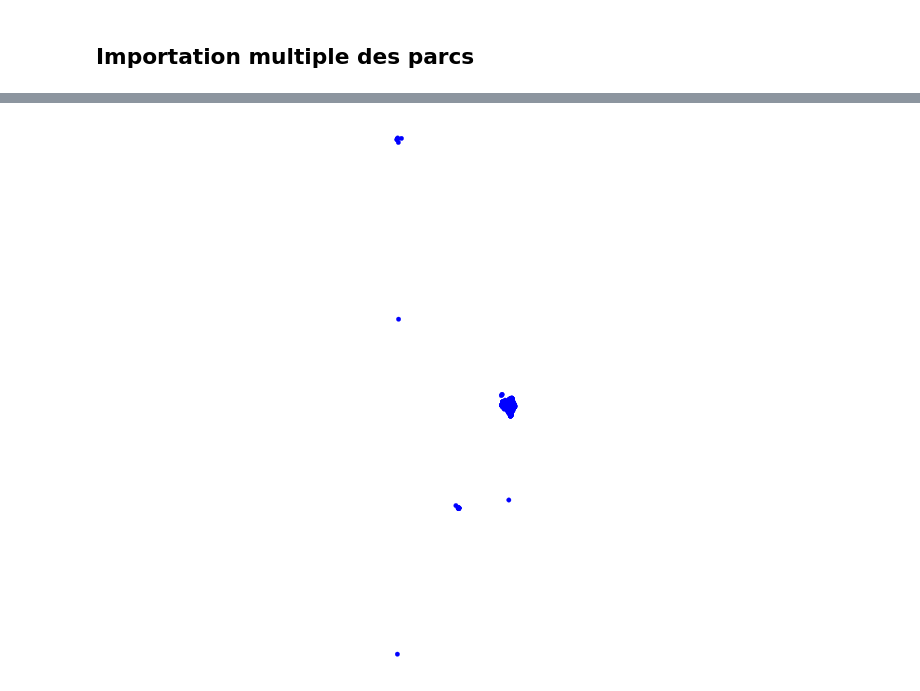
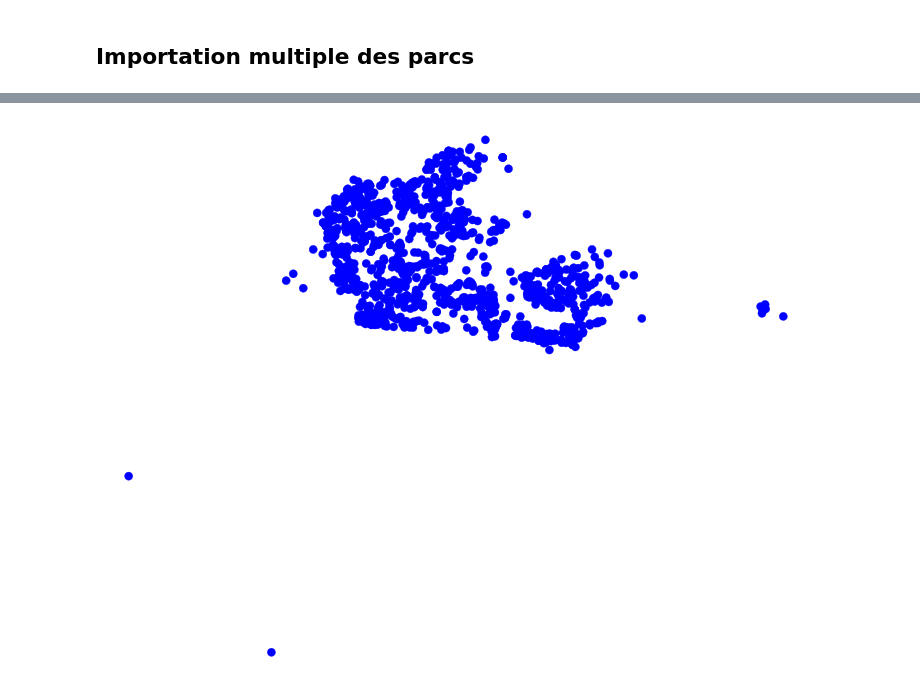
Before and after one commit to sebsa2/ALproject, a Jupyter notebook: script_windfarms/wind_farms_creation.ipynb, the cells around one changed output, grey strips where cells are left out. Cells and saved outputs as stored; diff of their text form; code cells hidden in the pictures.

```diff
--- a/script_windfarms/wind_farms_creation.ipynb
+++ b/script_windfarms/wind_farms_creation.ipynb
@@ -177,8 +181,8 @@ for x in frenchwindfarmsnames:
 # %%
-french_network = pp.create_empty_network()
-for x in frenchfarms.keys():
-    pp.create_bus(french_network, name=x, vn_kv=110, type="b", geodata = (frenchfarms[x][2], (frenchfarms[x][1])))
+network = pp.create_empty_network()
+for x in farms.keys():
+    pp.create_bus(network, name=x, vn_kv=110, type="b", geodata = (farms[x][2], (farms[x][1])))
 # %%
-plot.simple_plot(french_network, bus_size=0.7)
+a = plot.simple_plot(network, bus_size=0.7)
 # %% [output]
-[figure, old version]
+[figure, new version]
```
Also changed, not shown: parts of 11 cells of this notebook, 6 other files.
